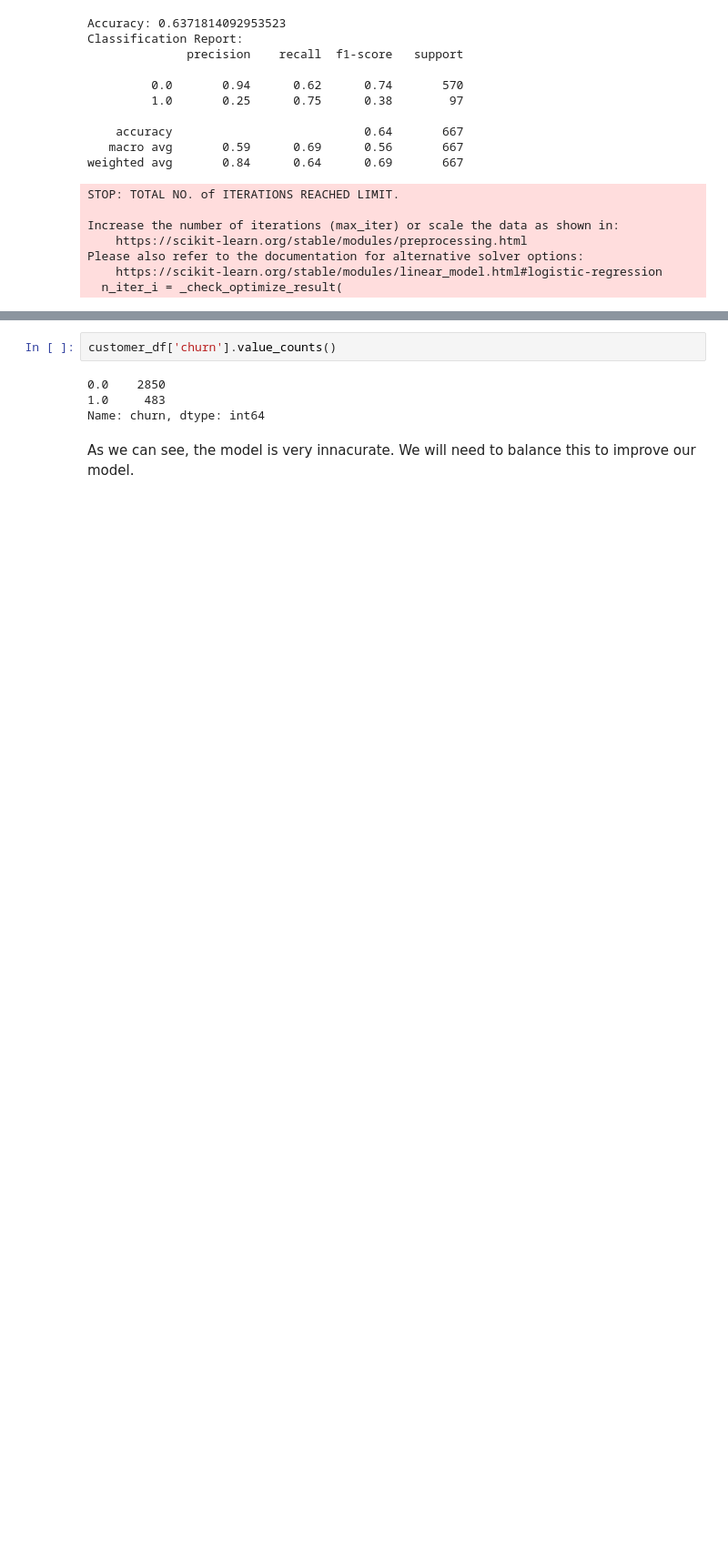
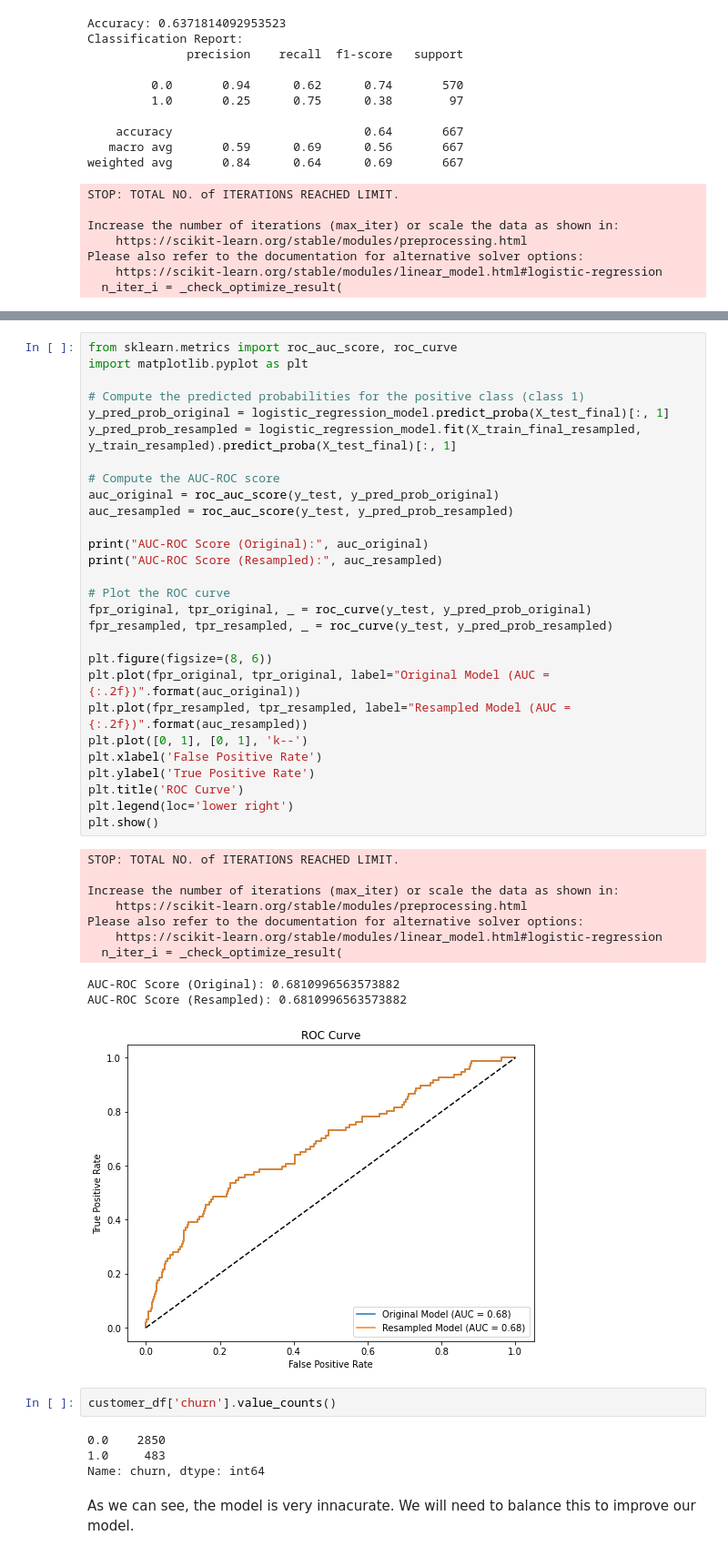
Before and after one commit to byrdwcrawford/Customer-Retention, a Jupyter notebook: Untitled.ipynb, the cells around one changed output, grey strips where cells are left out. Shown: that part at 91% size. Saved outputs shown, nothing was run; the diff lists cells and outputs as text; blank space fills up the shorter version.

```diff
--- a/Untitled.ipynb
+++ b/Untitled.ipynb
@@ -452,3 +454,42 @@ Please also refer to the documentation for alternative solver options:
+# %%
+from sklearn.metrics import roc_auc_score, roc_curve
+import matplotlib.pyplot as plt
+
+# Compute the predicted probabilities for the positive class (class 1)
+y_pred_prob_original = logistic_regression_model.predict_proba(X_test_final)[:, 1]
+y_pred_prob_resampled = logistic_regression_model.fit(X_train_final_resampled, y_train_resampled).predict_proba(X_test_final)[:, 1]
+
+# Compute the AUC-ROC score
+auc_original = roc_auc_score(y_test, y_pred_prob_original)
+auc_resampled = roc_auc_score(y_test, y_pred_prob_resampled)
+
+print("AUC-ROC Score (Original):", auc_original)
+print("AUC-ROC Score (Resampled):", auc_resampled)
+
+# Plot the ROC curve
+fpr_original, tpr_original, _ = roc_curve(y_test, y_pred_prob_original)
+fpr_resampled, tpr_resampled, _ = roc_curve(y_test, y_pred_prob_resampled)
+
+plt.figure(figsize=(8, 6))
+plt.plot(fpr_original, tpr_original, label="Original Model (AUC = {:.2f})".format(auc_original))
+plt.plot(fpr_resampled, tpr_resampled, label="Resampled Model (AUC = {:.2f})".format(auc_resampled))
+plt.plot([0, 1], [0, 1], 'k--')
+plt.xlabel('False Positive Rate')
+plt.ylabel('True Positive Rate')
+plt.title('ROC Curve')
+plt.legend(loc='lower right')
+plt.show()
+# %% [output]
+STOP: TOTAL NO. of ITERATIONS REACHED LIMIT.
+
+Increase the number of iterations (max_iter) or scale the data as shown in:
+    https://scikit-learn.org/stable/modules/preprocessing.html
+Please also refer to the documentation for alternative solver options:
+    https://scikit-learn.org/stable/modules/linear_model.html#logistic-regression
+  n_iter_i = _check_optimize_result(
+AUC-ROC Score (Original): 0.6810996563573882
+AUC-ROC Score (Resampled): 0.6810996563573882
+[figure, added]
 # %%
 customer_df['churn'].value_counts()
 # %% [output]
```
Also changed, not shown: parts of 7 cells of this notebook.
